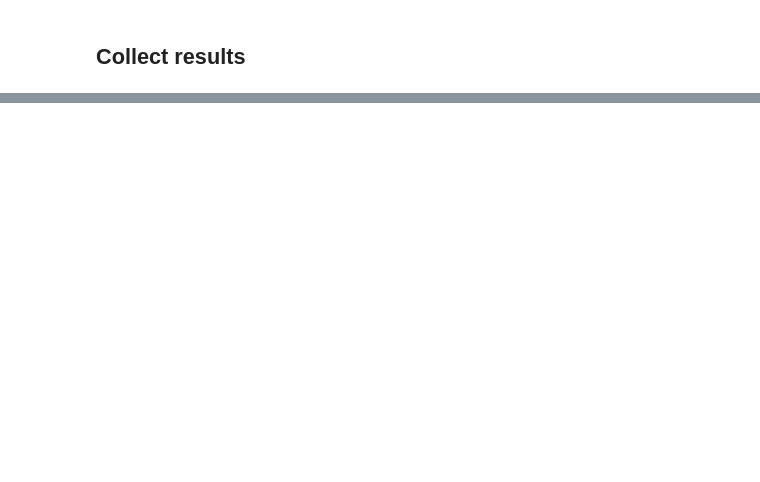
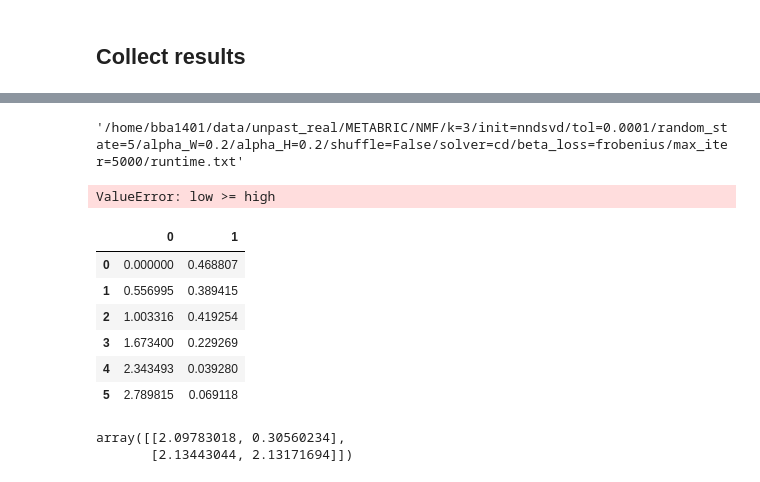
Before and after one commit to ozolotareva/unpast_paper, a Jupyter notebook: evaluation/factorization/test_methods_on_simulated_data.ipynb, the cells around one changed output, grey strips where cells are left out. Cells and saved outputs as stored; diff of their text form; code cells hidden in the pictures; blank space fills up the shorter version.

```diff
--- a/evaluation/factorization/test_methods_on_simulated_data.ipynb
+++ b/evaluation/factorization/test_methods_on_simulated_data.ipynb
@@ -92,0 +125,4 @@ pd.DataFrame(scores).to_csv(f'/home/bba1401/data/unpast_simluated/{method_name}/
+# %%
+f_new
+# %% [output]
+'/home/bba1401/data/unpast_real/METABRIC/NMF/k=3/init=nndsvd/tol=0.0001/random_state=5/alpha_W=0.2/alpha_H=0.2/shuffle=False/solver=cd/beta_loss=frobenius/max_iter=5000/runtime.txt'
@@ -92,0 +131,11 @@ pd.DataFrame(scores).to_csv(f'/home/bba1401/data/unpast_simluated/{method_name}/
+# %%
+np.random.randint([5, 5, 5], 5)
+# %% [output]
+ValueError: low >= high
+# %%
+import numpy as np
+X = np.array([[1, 1], [2, 1], [3, 1.2], [4, 1], [5, 0.8], [6, 1]])
+from sklearn.decomposition import NMF
+model = NMF(n_components=2, init='random', random_state=0)
+W = model.fit_transform(X)
+H = model.components_
@@ -92,0 +144,15 @@ pd.DataFrame(scores).to_csv(f'/home/bba1401/data/unpast_simluated/{method_name}/
+# %%
+pd.DataFrame(W)
+# %% [output]
+|  | 0 | 1 |
+| 0 | 0.000000 | 0.468807 |
+| 1 | 0.556995 | 0.389415 |
+| 2 | 1.003316 | 0.419254 |
+| 3 | 1.673400 | 0.229269 |
+| 4 | 2.343493 | 0.039280 |
+| 5 | 2.789815 | 0.069118 |
+# %%
+H
+# %% [output]
+array([[2.09783018, 0.30560234],
+       [2.13443044, 2.13171694]])
```
Also changed, not shown: parts of 11 cells of this notebook, 13 other files.
